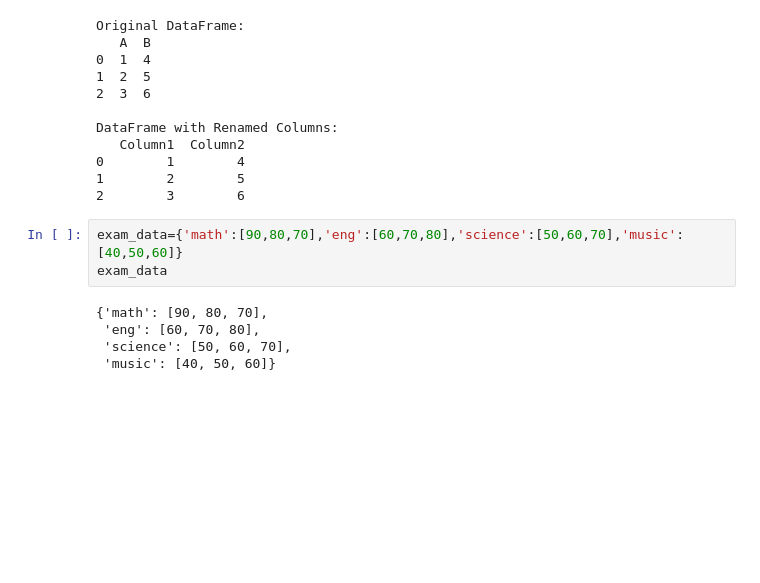
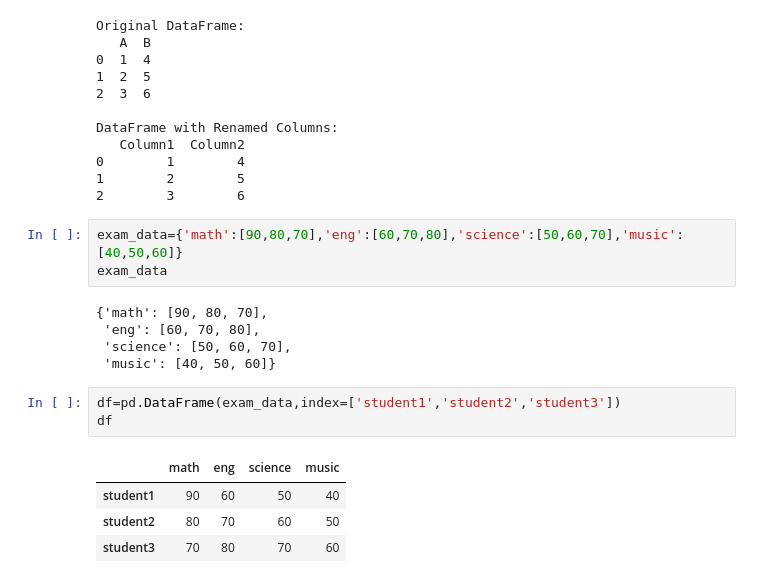
Before and after one commit to AlysterBenedict/AIML, a Jupyter notebook: Pandas/pandas.ipynb, the cells around one changed output. Drawn from its saved outputs; the diff is of its cells as text; blank space fills up the shorter version.

```diff
--- a/Pandas/pandas.ipynb
+++ b/Pandas/pandas.ipynb
@@ -682,3 +682,11 @@ exam_data
  'eng': [60, 70, 80],
  'science': [50, 60, 70],
  'music': [40, 50, 60]}
+# %%
+df=pd.DataFrame(exam_data,index=['student1','student2','student3'])
+df
+# %% [output]
+|  | math | eng | science | music |
+| student1 | 90 | 60 | 50 | 40 |
+| student2 | 80 | 70 | 60 | 50 |
+| student3 | 70 | 80 | 70 | 60 |
```
